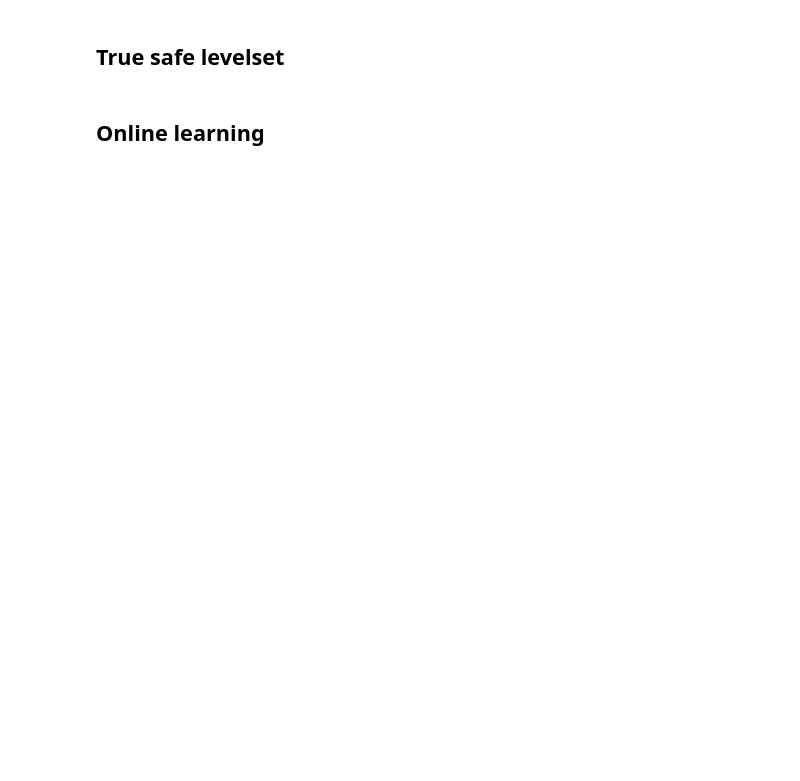
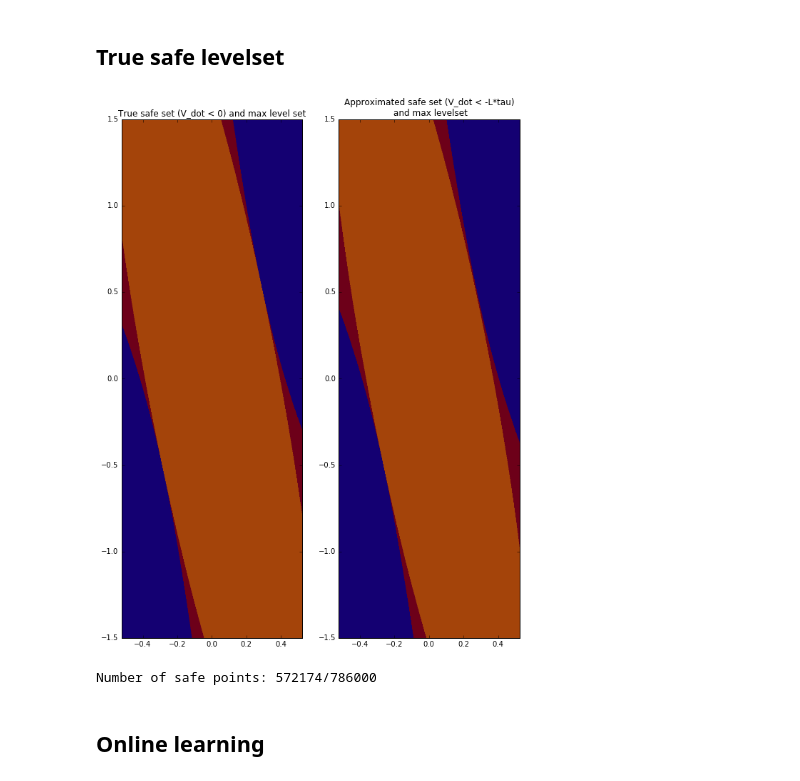
Before and after one commit to befelix/safe_learning, a Jupyter notebook: lyapunov_safety.ipynb, the cells around one changed output. Saved outputs shown, nothing was run; the diff lists cells and outputs as text; code cells hidden in the pictures; blank space fills up the shorter version.

```diff
--- a/lyapunov_safety.ipynb
+++ b/lyapunov_safety.ipynb
@@ -181,3 +186,25 @@ print('Number of safe points: {0}/{1}'.format(np.count_nonzero(S), grid.shape[0]
+# %%
+V_dot_true = compute_v_dot(dV, true_dynamics(grid))
+
+fig, axes = plt.subplots(1, 2, figsize=(10, 20))
+
+S = get_safe_set(V_dot_true, 0, S0=None)
+axes[0].imshow(np.reshape(S, num_samples).T, extent=extent, origin='lower')
+c = find_max_levelset(S, V, accuracy)
+axes[0].imshow(np.reshape(V <= c, num_samples).T, extent=extent, origin='lower', alpha=0.3, cmap='viridis')
+axes[0].set_title('True safe set (V_dot < 0) and max level set')
+
+S2 = get_safe_set(V_dot_true, -L*tau, S0=S0)
+c = find_max_levelset(S2, V, accuracy)
+axes[1].imshow(np.reshape(S2, num_samples).T, extent=extent, origin='lower')
+axes[1].set_title('Approximated safe set (V_dot < -L*tau)\n and max levelset')
+axes[1].imshow(np.reshape(V < c, num_samples).T, extent=extent, origin='lower', alpha=0.3, cmap='viridis')
+plt.show()
+
+print('Number of safe points: {0}/{1}'.format(np.count_nonzero(S), grid.shape[0]))
+# %% [output]
+[figure, added]
+Number of safe points: 572174/786000
 # %% [markdown]
 ## Online learning
 # %%
```
Also changed, not shown: parts of 20 cells of this notebook.
